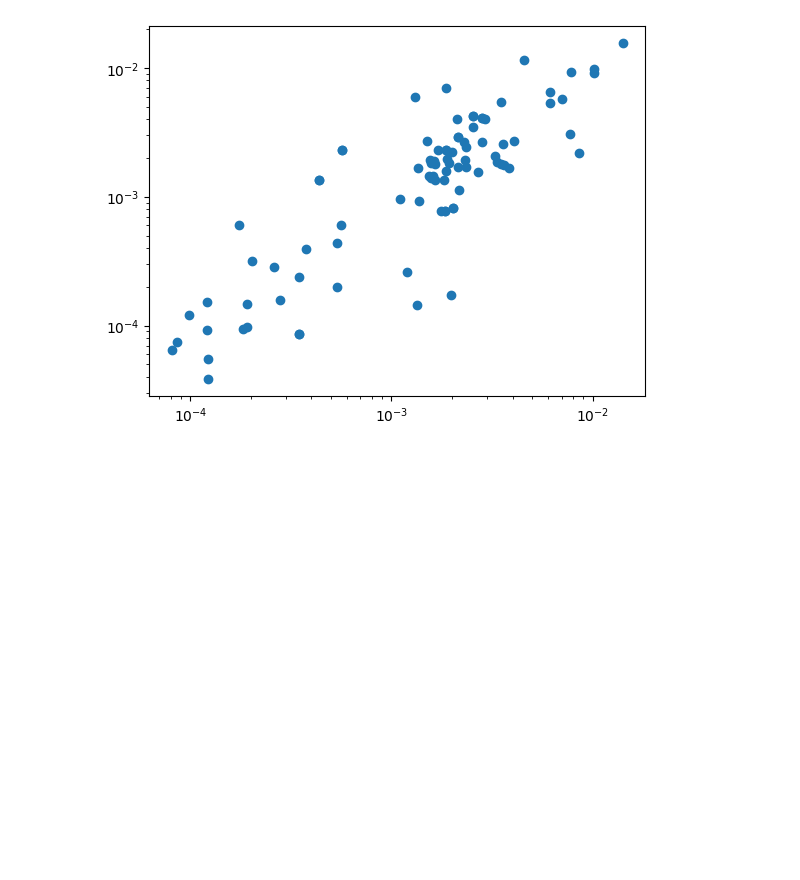
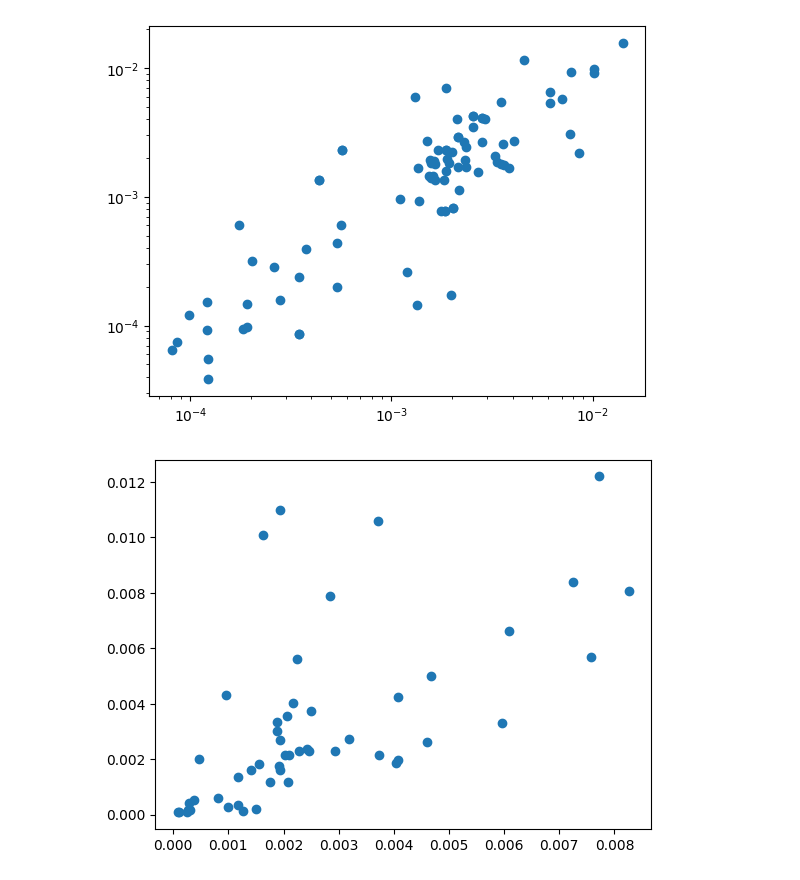
Before and after one commit to patrickcgray/oceanoptics2021, a Jupyter notebook: oci_ml_oo23.ipynb, the cells around one changed output. Cells and saved outputs as stored; diff of their text form; code cells hidden in the pictures; blank space fills up the shorter version.

Commit message:
added fuco random forest

```diff
--- a/oci_ml_oo23.ipynb
+++ b/oci_ml_oo23.ipynb
@@ -398,3 +398,19 @@ plt.yscale('log')
 plt.show()
 # %% [output]
 [figure]
+# %%
+X = df_ml[df_ml['fuco'] != -999]['fuco']
+y = df_ml[df_ml['fuco'] != -999][[blue_rrs,green_rrs,red_rrs]]
+
+from sklearn.model_selection import train_test_split
+X_train, X_test, y_train, y_test = train_test_split(X.values.reshape(-1,1), y.values, test_size=0.2, random_state=42)
+# %%
+rf = RandomForestRegressor(max_depth=8, random_state=0)
+rf.fit(X_train,y_train)
+
+rf_predicted_fuco = rf.predict(X_test)
+
+plt.scatter(rf_predicted_fuco,y_test)
+plt.show()
+# %% [output]
+[figure, added]
```
Also changed, not shown: parts of 2 cells of this notebook.
